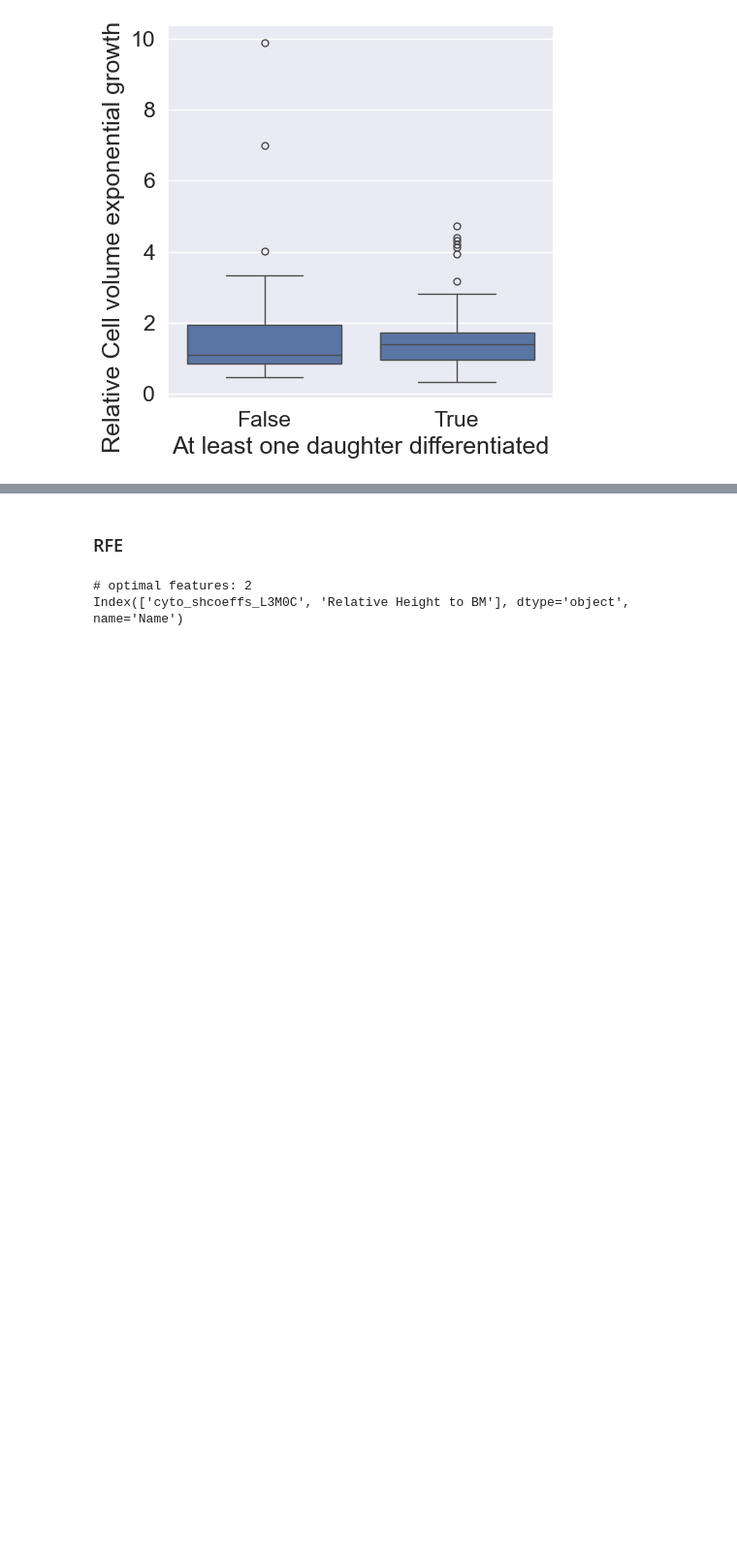
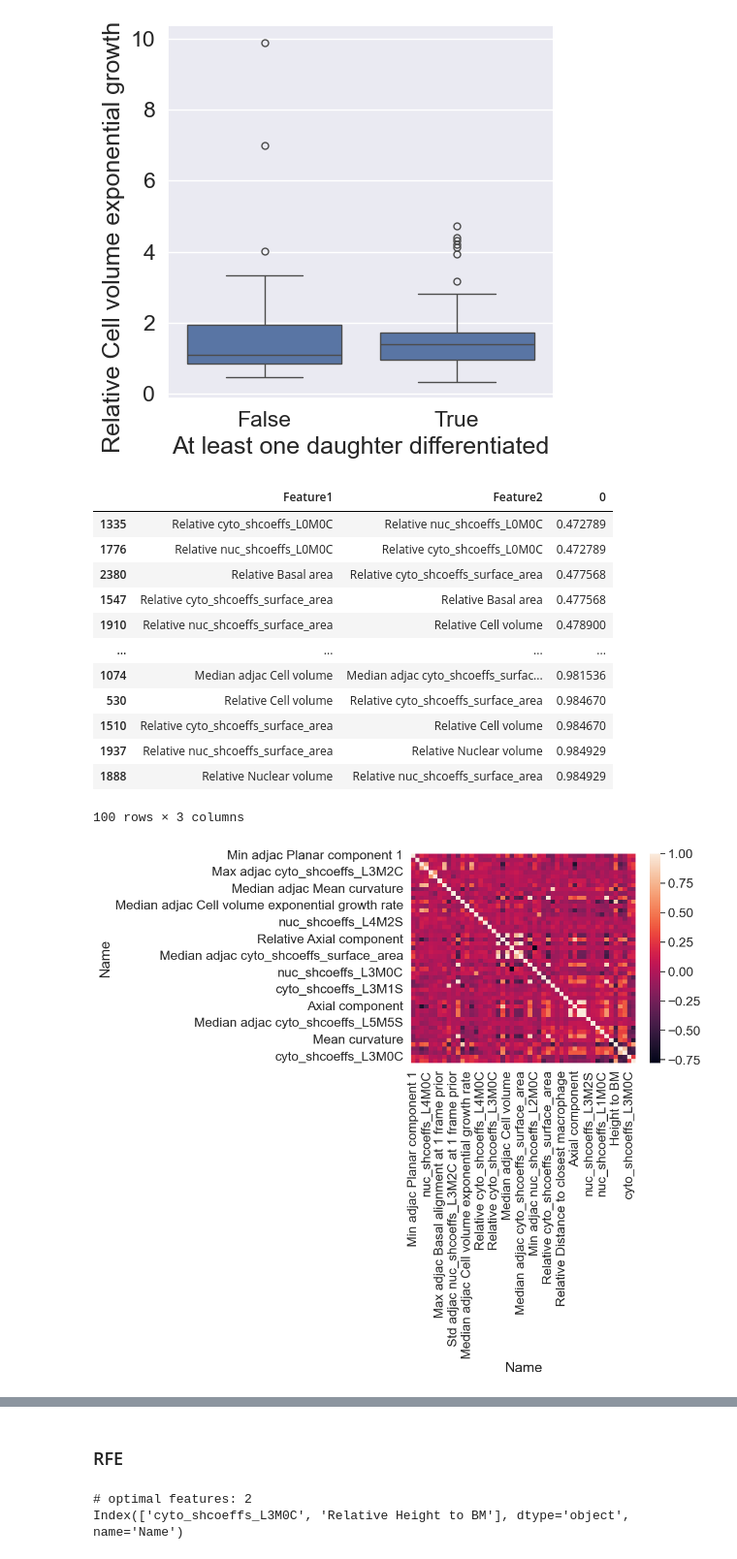
Before and after one commit to xies/mouse_skin_size_control, a Jupyter notebook: 2025_lineage_analysis/notebooks/RF_classify_division.ipynb, the cells around one changed output, grey strips where cells are left out. Shown at 97% size. Drawn from its saved outputs; the diff is of its cells as text; code cells hidden in the pictures; blank space fills up the shorter version.

Commit message:
diff model notebooks

```diff
--- a/2025_lineage_analysis/notebooks/RF_classify_division.ipynb
+++ b/2025_lineage_analysis/notebooks/RF_classify_division.ipynb
@@ -49,8 +49,8 @@ def predict_feature(df:pd.DataFrame,
 
         # rng = np.random.RandomState(0)
         df_ = get_balanced_df_by_category(df, df[feature2predict,'Meta'].values)
+
         pipe = pipeline.make_pipeline(preprocessing.StandardScaler(),
-                                      feature_selection.SelectFromModel(classifier()),
                                       classifier() )
 
         y = df_[feature2predict,'Meta'].astype(float)
@@ -106,4 +87,6 @@ MultiIndex([(                          'Nuclear volume', 'Measurement'),
 # axis0: observation axis1: prediction
 
 feature2predict = 'At least one daughter differentiated'
+divisions = divisions.dropna(subset=[(feature2predict,'Meta')])
+print(len(divisions))
 predictions,models = predict_feature(divisions, ensemble.RandomForestClassifier, feature2predict,Niter=100)
@@ -161,3 +148,30 @@ print(ttest_from_groupby(divisions.droplevel(axis=1,level=1),field2group=feature
 [figure]
 [figure]
 [figure]
+# %%
+# Take top 50 features by importance and see their correlation matrix
+
+top50feats = importances.mean().sort_values().dropna().tail(50).index
+C50 = divisions.droplevel(axis=1,level=1)[top50feats].corr()
+
+sb.heatmap(C50)
+C50.index.name = 'Feature1'
+C50.columns.name = 'Feature2'
+C50 = C50.stack().reset_index().sort_values(by=0)
+C50 = C50[C50[0] < 1]
+C50.tail(100)
+# %% [output]
+|  | Feature1 | Feature2 | 0 |
+| 1335 | Relative cyto_shcoeffs_L0M0C | Relative nuc_shcoeffs_L0M0C | 0.472789 |
+| 1776 | Relative nuc_shcoeffs_L0M0C | Relative cyto_shcoeffs_L0M0C | 0.472789 |
+| 2380 | Relative Basal area | Relative cyto_shcoeffs_surface_area | 0.477568 |
+| 1547 | Relative cyto_shcoeffs_surface_area | Relative Basal area | 0.477568 |
+| 1910 | Relative nuc_shcoeffs_surface_area | Relative Cell volume | 0.478900 |
+| ... | ... | ... | ... |
+| 1074 | Median adjac Cell volume | Median adjac cyto_shcoeffs_surfac... | 0.981536 |
+| 530 | Relative Cell volume | Relative cyto_shcoeffs_surface_area | 0.984670 |
+| 1510 | Relative cyto_shcoeffs_surface_area | Relative Cell volume | 0.984670 |
+| 1937 | Relative nuc_shcoeffs_surface_area | Relative Nuclear volume | 0.984929 |
+| 1888 | Relative Nuclear volume | Relative nuc_shcoeffs_surface_area | 0.984929 |
+100 rows × 3 columns
+[figure, added]
```
Also changed, not shown: parts of 9 cells of this notebook.
